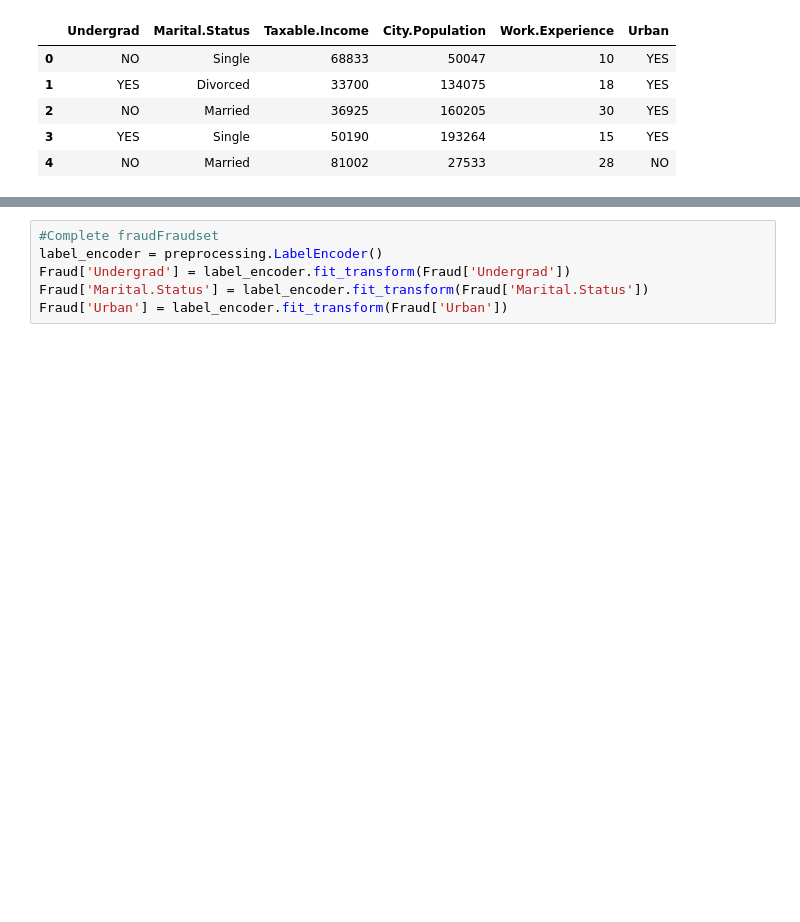
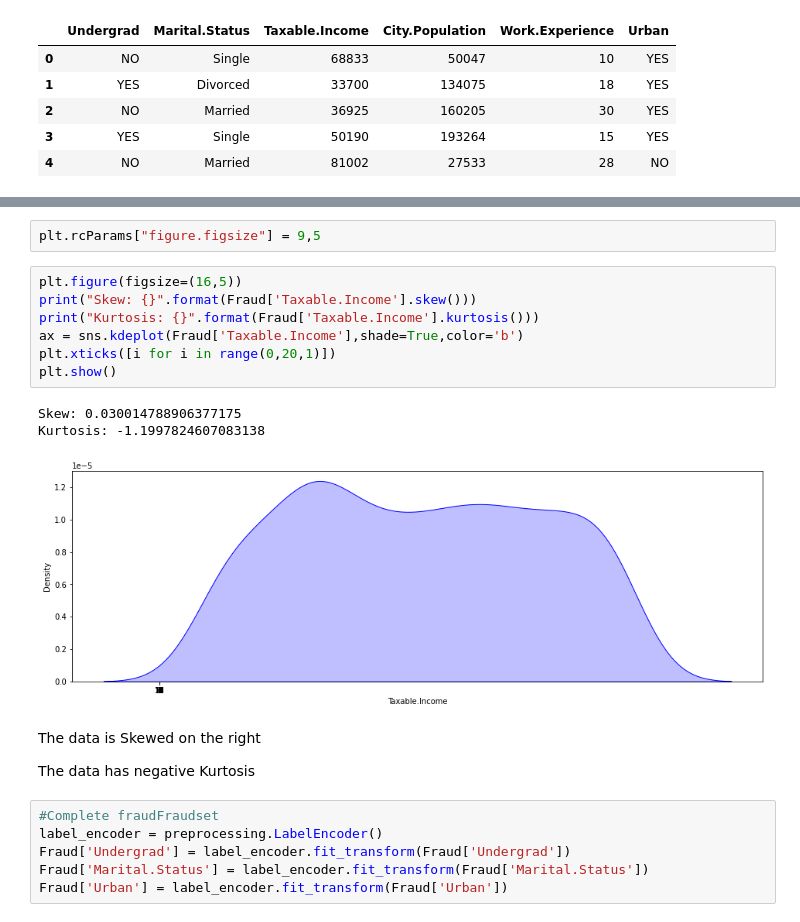
Before and after one commit to renkuntlamahessh/DataScience_Python, a Jupyter notebook: Assignment_10_Decision_Tree_Fraud.ipynb, the cells around one changed output, grey strips where cells are left out. Saved outputs shown, nothing was run; the diff lists cells and outputs as text; blank space fills up the shorter version.

```diff
--- a/Assignment_10_Decision_Tree_Fraud.ipynb
+++ b/Assignment_10_Decision_Tree_Fraud.ipynb
@@ -25,3 +65,20 @@ Fraud.head()
+# %%
+plt.rcParams["figure.figsize"] = 9,5
+# %%
+plt.figure(figsize=(16,5))
+print("Skew: {}".format(Fraud['Taxable.Income'].skew()))
+print("Kurtosis: {}".format(Fraud['Taxable.Income'].kurtosis()))
+ax = sns.kdeplot(Fraud['Taxable.Income'],shade=True,color='b')
+plt.xticks([i for i in range(0,20,1)])
+plt.show()
+# %% [output]
+Skew: 0.030014788906377175
+Kurtosis: -1.1997824607083138
+[figure, added]
+# %% [markdown]
+The data is Skewed on the right
+
+The data has negative Kurtosis
 # %%
 #Complete fraudFraudset
 label_encoder = preprocessing.LabelEncoder()
```
Also changed, not shown: parts of 17 cells of this notebook.
